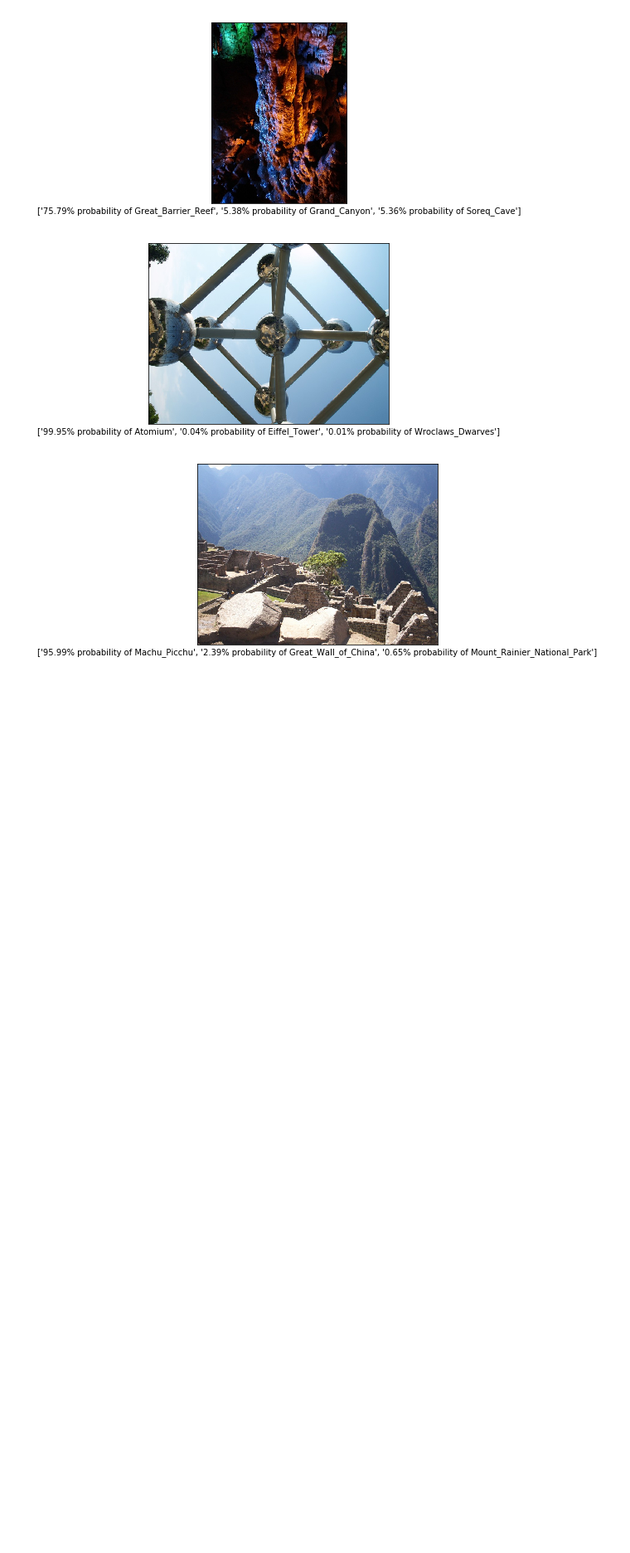
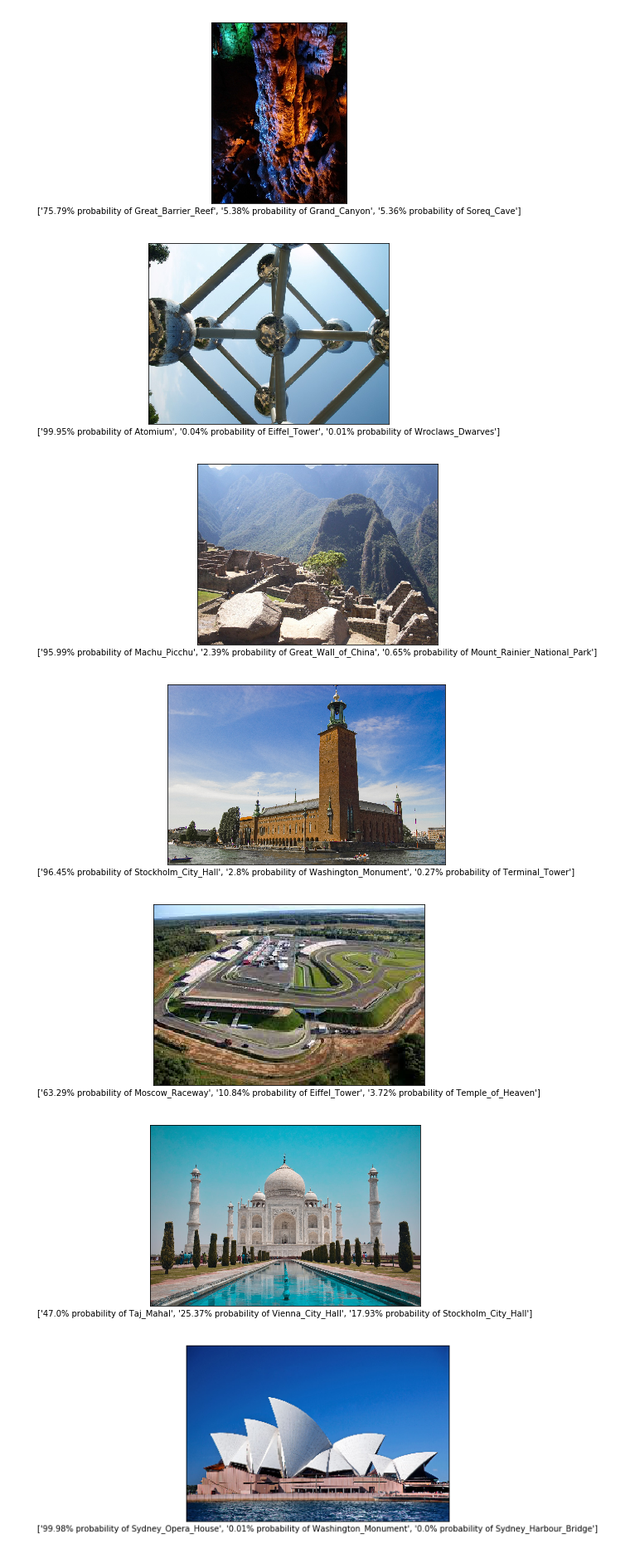
Before and after one commit to nikhilbhide/deep-learning, a Jupyter notebook: landmark.ipynb, the cells around one changed output. Shown at 83% size. Saved outputs shown, nothing was run; the diff lists cells and outputs as text; code cells hidden in the pictures; blank space fills up the shorter version.

Commit message:
added custom dataset and tested model in eval mode

```diff
--- a/landmark.ipynb
+++ b/landmark.ipynb
@@ -763,3 +767,15 @@ suggest_locations('images/test/41.Machu_Picchu/4336abf3179202f2.jpg')
 [figure]
 [figure]
 [figure]
+# %%
+#custom data set
+suggest_locations('images/test/stockholm_city_hall.jpg')
+suggest_locations('images/test/raceway.jpg')
+suggest_locations('images/test/tajmahal.jpg')
+suggest_locations('images/test/sydney_opera_house.jpg')
+suggest_locations('images/test/eifel_tower.jpg')
+# %% [output]
+[figure, added]
+[figure, added]
+[figure, added]
+[figure, added]
```
Also changed, not shown: parts of 4 cells of this notebook.
